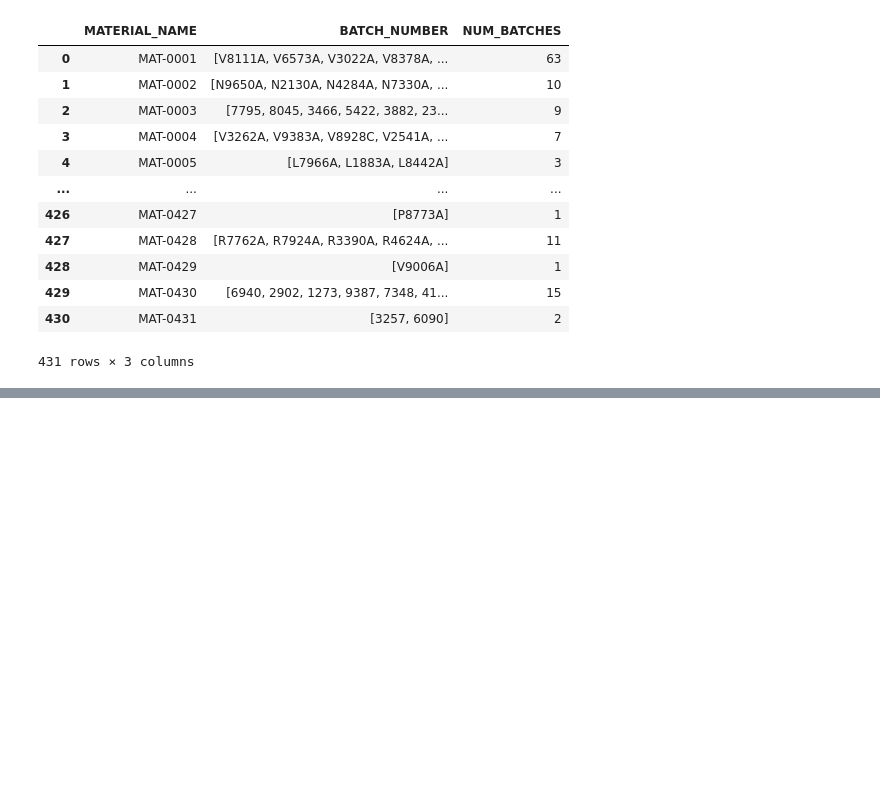
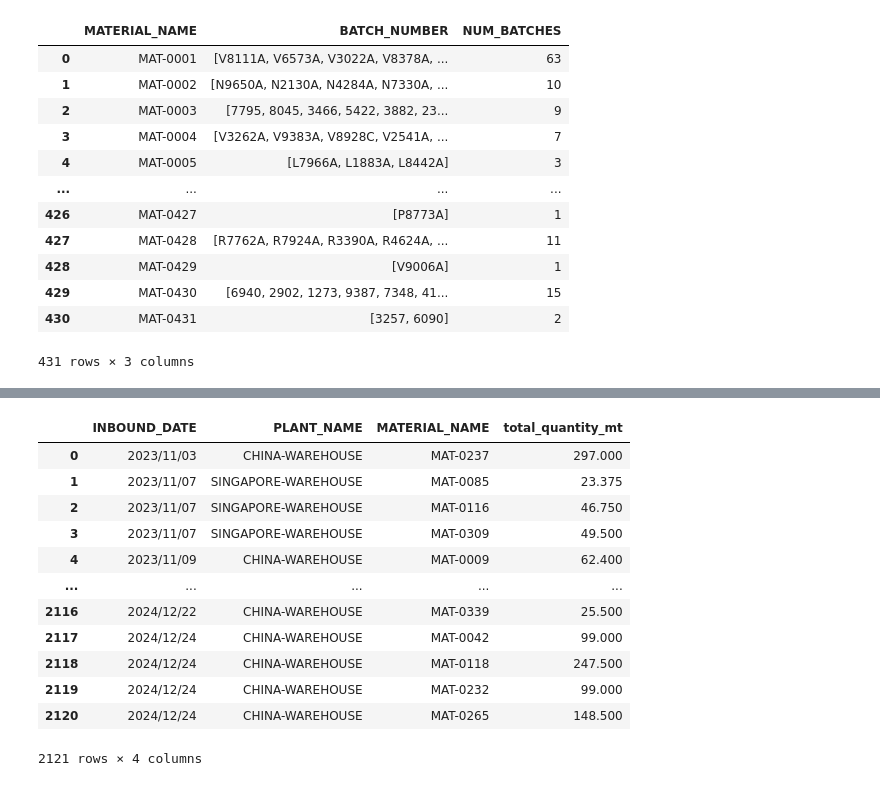
Before and after one commit to peter-parit/em-hackathon-notebooks, a Jupyter notebook: Notebooks/data-nanu.ipynb, the cells around one changed output, grey strips where cells are left out. Drawn from its saved outputs; the diff is of its cells as text; code cells hidden in the pictures; blank space fills up the shorter version.

```diff
--- a/Notebooks/data-nanu.ipynb
+++ b/Notebooks/data-nanu.ipynb
@@ -87,0 +139,21 @@ grouped
+# %%
+# group in bound as per date, plant, and material
+in_group = inbound.groupby(['INBOUND_DATE', 'PLANT_NAME', 'MATERIAL_NAME']).agg(
+    total_quantity_mt=pd.NamedAgg(column='NET_QUANTITY_MT', aggfunc='sum')
+).reset_index()
+
+in_group
+# %% [output]
+|  | INBOUND_DATE | PLANT_NAME | MATERIAL_NAME | total_quantity_mt |
+| 0 | 2023/11/03 | CHINA-WAREHOUSE | MAT-0237 | 297.000 |
+| 1 | 2023/11/07 | SINGAPORE-WAREHOUSE | MAT-0085 | 23.375 |
+| 2 | 2023/11/07 | SINGAPORE-WAREHOUSE | MAT-0116 | 46.750 |
+| 3 | 2023/11/07 | SINGAPORE-WAREHOUSE | MAT-0309 | 49.500 |
+| 4 | 2023/11/09 | CHINA-WAREHOUSE | MAT-0009 | 62.400 |
+| ... | ... | ... | ... | ... |
+| 2116 | 2024/12/22 | CHINA-WAREHOUSE | MAT-0339 | 25.500 |
+| 2117 | 2024/12/24 | CHINA-WAREHOUSE | MAT-0042 | 99.000 |
+| 2118 | 2024/12/24 | CHINA-WAREHOUSE | MAT-0118 | 247.500 |
+| 2119 | 2024/12/24 | CHINA-WAREHOUSE | MAT-0232 | 99.000 |
+| 2120 | 2024/12/24 | CHINA-WAREHOUSE | MAT-0265 | 148.500 |
+2121 rows × 4 columns
```
Also changed, not shown: parts of 4 cells of this notebook.
